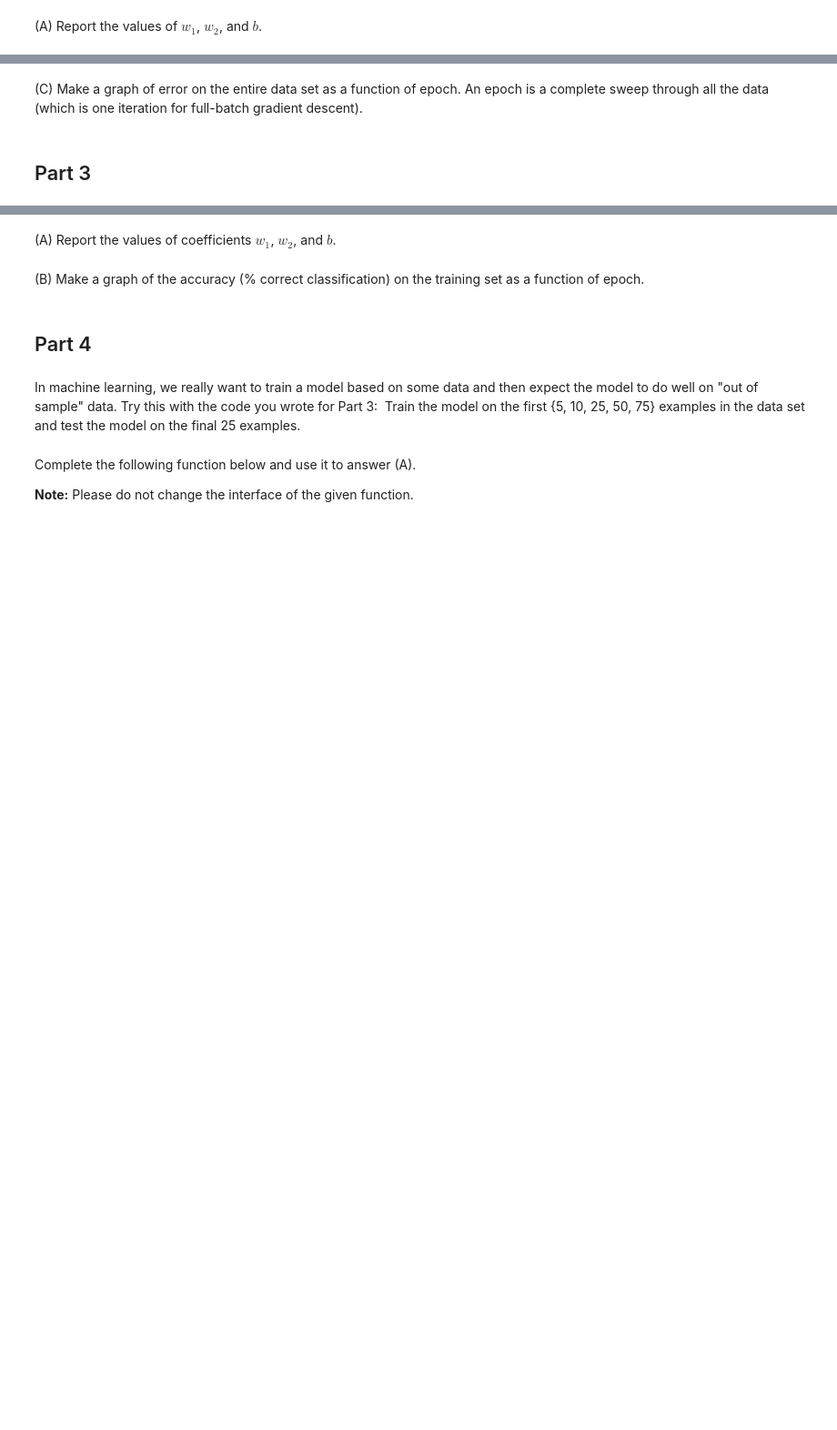
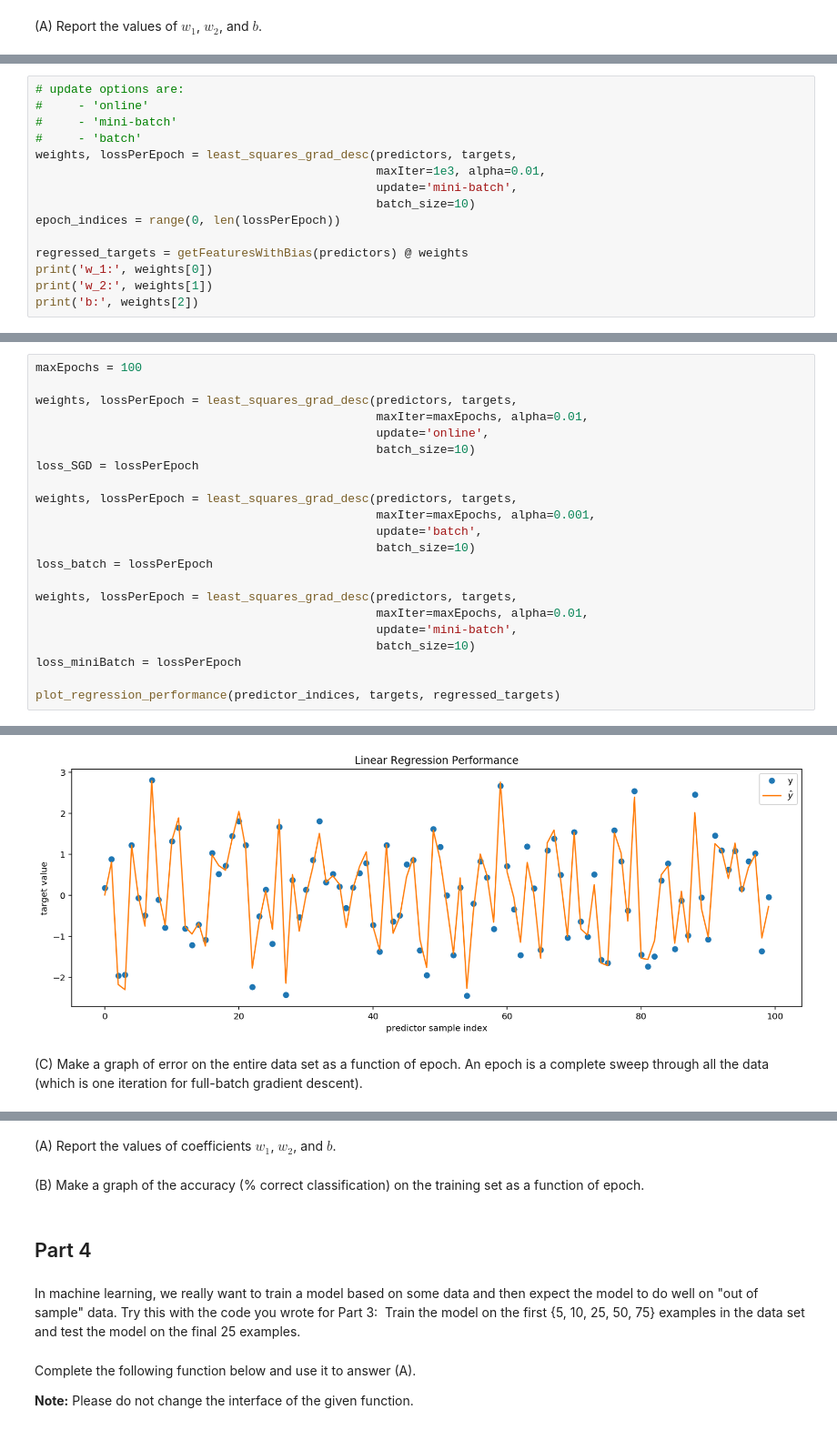
Before and after one commit to nicholasRenninger/DeepLearning_with_Ralphie, a Jupyter notebook: HW/HW 1/2020 assignment_1_Renninger.ipynb, the cells around one changed output, grey strips where cells are left out. Shown at 91% size. Saved outputs shown, nothing was run; the diff lists cells and outputs as text; blank space fills up the shorter version.

```diff
--- a/HW/HW 1/2020 assignment_1_Renninger.ipynb
+++ b/HW/HW 1/2020 assignment_1_Renninger.ipynb
@@ -271,0 +450,15 @@ def least_squares_grad_desc(X, y, maxIter, alpha, update, *batch_size):
+# %%
+# update options are:
+#     - 'online'
+#     - 'mini-batch'
+#     - 'batch'
+weights, lossPerEpoch = least_squares_grad_desc(predictors, targets,
+                                                maxIter=1e3, alpha=0.01,
+                                                update='mini-batch',
+                                                batch_size=10)
+epoch_indices = range(0, len(lossPerEpoch))
+
+regressed_targets = getFeaturesWithBias(predictors) @ weights
+print('w_1:', weights[0])
+print('w_2:', weights[1])
+print('b:', weights[2])
@@ -271,0 +492,23 @@ def least_squares_grad_desc(X, y, maxIter, alpha, update, *batch_size):
+# %%
+maxEpochs = 100
+
+weights, lossPerEpoch = least_squares_grad_desc(predictors, targets,
+                                                maxIter=maxEpochs, alpha=0.01,
+                                                update='online',
+                                                batch_size=10)
+loss_SGD = lossPerEpoch
+
+weights, lossPerEpoch = least_squares_grad_desc(predictors, targets,
+                                                maxIter=maxEpochs, alpha=0.001,
+                                                update='batch',
+                                                batch_size=10)
+loss_batch = lossPerEpoch
+
+weights, lossPerEpoch = least_squares_grad_desc(predictors, targets,
+                                                maxIter=maxEpochs, alpha=0.01,
+                                                update='mini-batch',
+                                                batch_size=10)
+loss_miniBatch = lossPerEpoch
+
+plot_regression_performance(predictor_indices, targets, regressed_targets)
+# %% [output]
@@ -272,4 +521,3 @@ def least_squares_grad_desc(X, y, maxIter, alpha, update, *batch_size):
+[figure, added]
 # %% [markdown]
 (C) Make a graph of error on the entire data set as a function of epoch. An epoch is a complete sweep through all the data (which is one iteration for full-batch gradient descent).
-# %% [markdown]
-## Part 3
```
Also changed, not shown: parts of 26 cells of this notebook.
